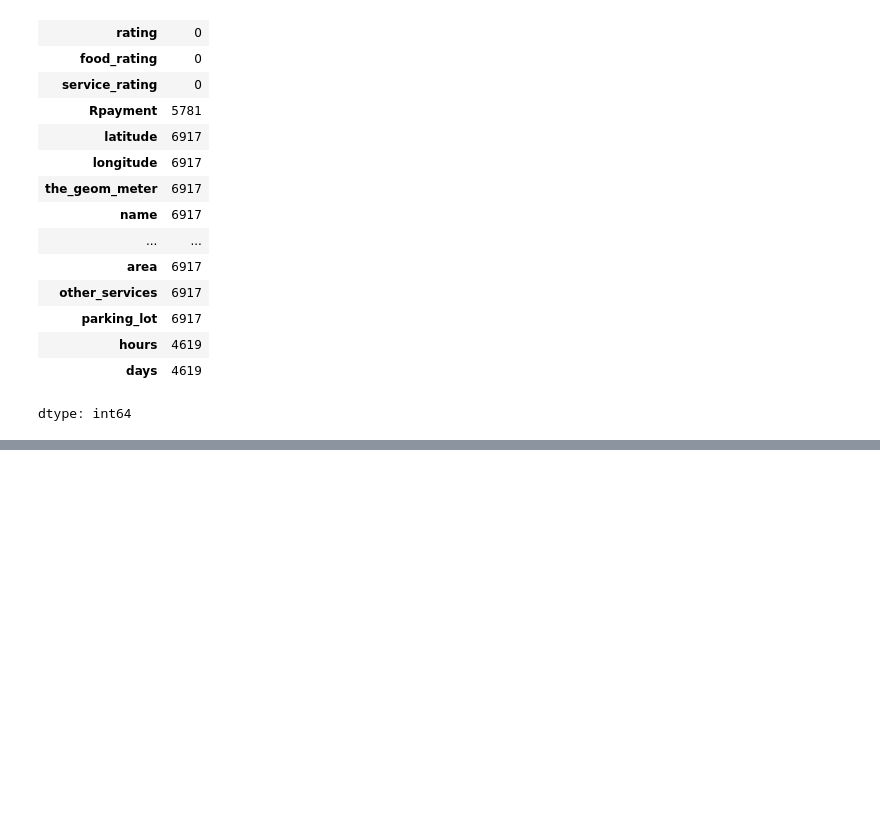
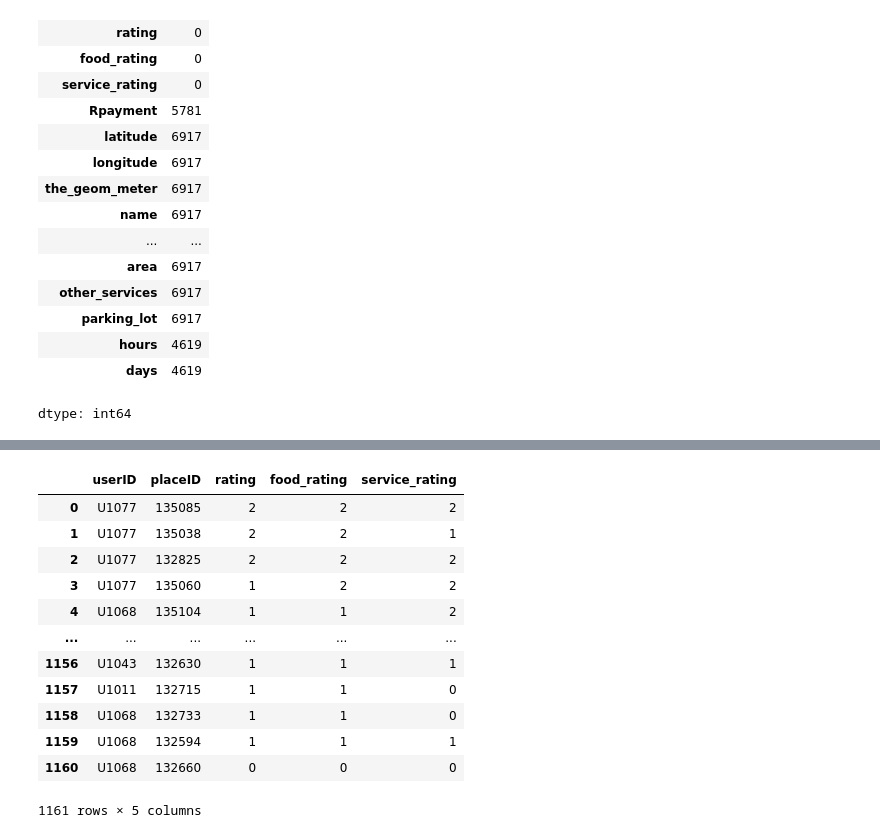
Before and after one commit to akhmad-ardi/Restaurant_Recommendation_System, a Jupyter notebook: Sistem_Rekomendasi_Restoran.ipynb, the cells around one changed output, grey strips where cells are left out. Cells and saved outputs as stored; diff of their text form; code cells hidden in the pictures; blank space fills up the shorter version.

```diff
--- a/Sistem_Rekomendasi_Restoran.ipynb
+++ b/Sistem_Rekomendasi_Restoran.ipynb
@@ -241,0 +256,18 @@ resto.groupby('placeID').sum()
+# %%
+# Definisikan dataframe rating ke dalam variabel all_resto_rate
+all_resto_rate = rating
+all_resto_rate
+# %% [output]
+|  | userID | placeID | rating | food_rating | service_rating |
+| 0 | U1077 | 135085 | 2 | 2 | 2 |
+| 1 | U1077 | 135038 | 2 | 2 | 1 |
+| 2 | U1077 | 132825 | 2 | 2 | 2 |
+| 3 | U1077 | 135060 | 1 | 2 | 2 |
+| 4 | U1068 | 135104 | 1 | 1 | 2 |
+| ... | ... | ... | ... | ... | ... |
+| 1156 | U1043 | 132630 | 1 | 1 | 1 |
+| 1157 | U1011 | 132715 | 1 | 1 | 0 |
+| 1158 | U1068 | 132733 | 1 | 1 | 0 |
+| 1159 | U1068 | 132594 | 1 | 1 | 1 |
+| 1160 | U1068 | 132660 | 0 | 0 | 0 |
+1161 rows × 5 columns
```
Also changed, not shown: parts of 9 cells of this notebook.
